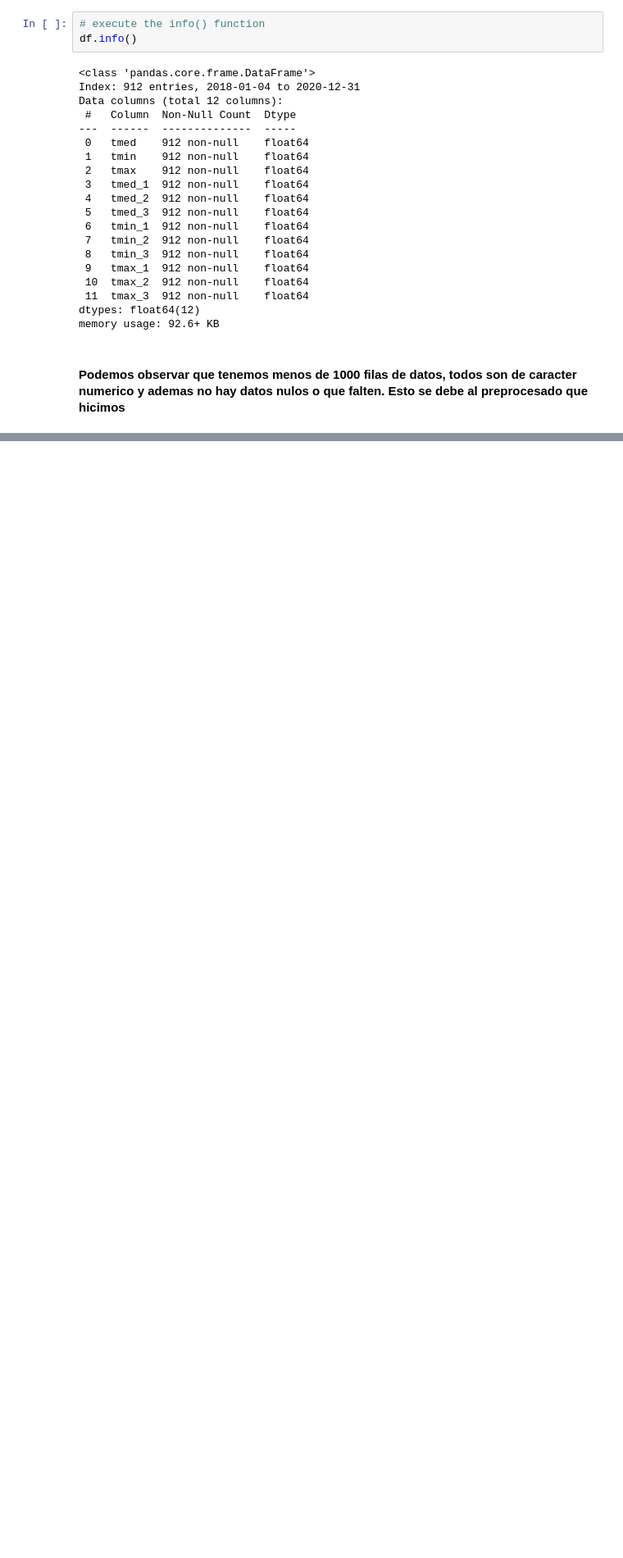
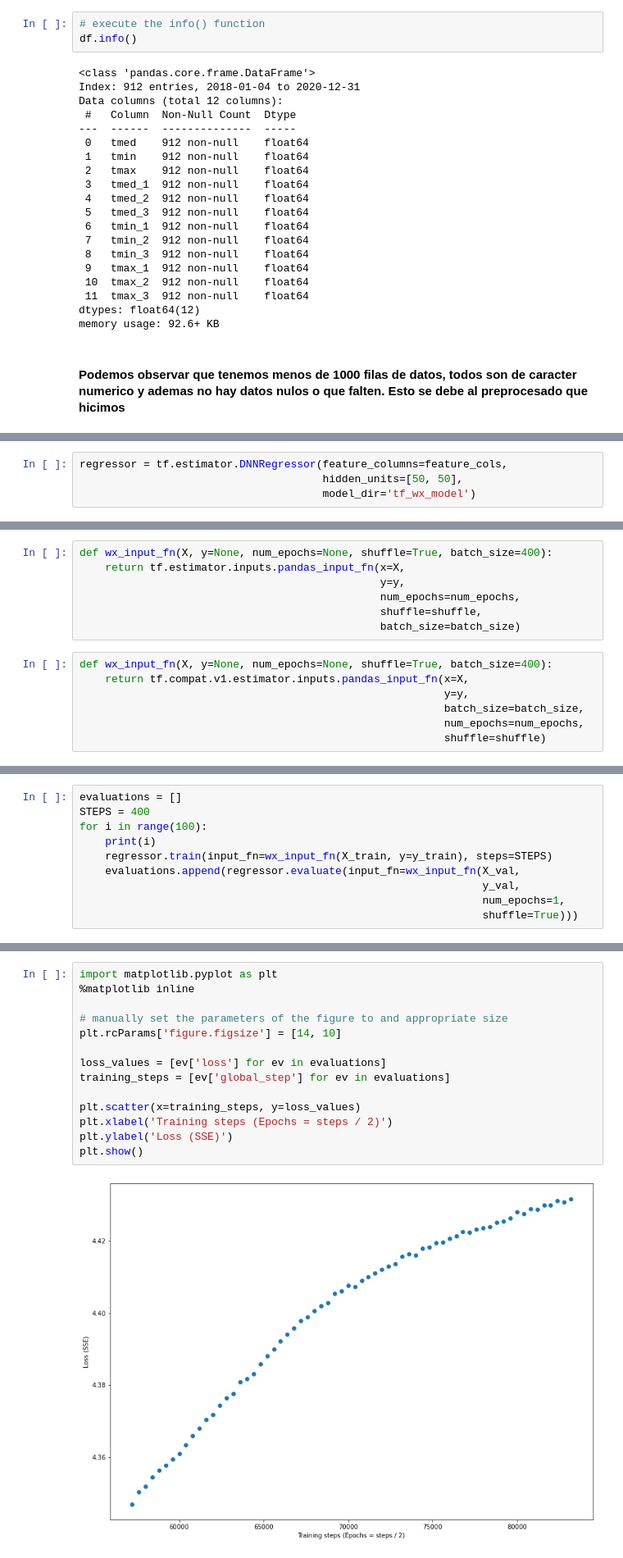
Before and after one commit to Plopezq/weather-forecast, a Jupyter notebook: Neural-Network-Prediction.ipynb, the cells around one changed output, grey strips where cells are left out. Shown: that part at 82% size. Cells and saved outputs as stored; diff of their text form; blank space fills up the shorter version.

```diff
--- a/Neural-Network-Prediction.ipynb
+++ b/Neural-Network-Prediction.ipynb
@@ -84,0 +129,4 @@ memory usage: 92.6+ KB
+# %%
+regressor = tf.estimator.DNNRegressor(feature_columns=feature_cols,
+                                      hidden_units=[50, 50],
+                                      model_dir='tf_wx_model')
@@ -84,0 +145,14 @@ memory usage: 92.6+ KB
+# %%
+def wx_input_fn(X, y=None, num_epochs=None, shuffle=True, batch_size=400):
+    return tf.estimator.inputs.pandas_input_fn(x=X,
+                                               y=y,
+                                               num_epochs=num_epochs,
+                                               shuffle=shuffle,
+                                               batch_size=batch_size)
+# %%
+def wx_input_fn(X, y=None, num_epochs=None, shuffle=True, batch_size=400):
+    return tf.compat.v1.estimator.inputs.pandas_input_fn(x=X,
+                                                         y=y,
+                                                         batch_size=batch_size,
+                                                         num_epochs=num_epochs,
+                                                         shuffle=shuffle)
@@ -84,0 +179,10 @@ memory usage: 92.6+ KB
+# %%
+evaluations = []
+STEPS = 400
+for i in range(100):
+    print(i)
+    regressor.train(input_fn=wx_input_fn(X_train, y=y_train), steps=STEPS)
+    evaluations.append(regressor.evaluate(input_fn=wx_input_fn(X_val,
+                                                               y_val,
+                                                               num_epochs=1,
+                                                               shuffle=True)))
@@ -84,0 +207,16 @@ memory usage: 92.6+ KB
+# %%
+import matplotlib.pyplot as plt
+%matplotlib inline
+
+# manually set the parameters of the figure to and appropriate size
+plt.rcParams['figure.figsize'] = [14, 10]
+
+loss_values = [ev['loss'] for ev in evaluations]
+training_steps = [ev['global_step'] for ev in evaluations]
+
+plt.scatter(x=training_steps, y=loss_values)
+plt.xlabel('Training steps (Epochs = steps / 2)')
+plt.ylabel('Loss (SSE)')
+plt.show()
+# %% [output]
+[figure, added]
```
Also changed, not shown: parts of 18 cells of this notebook, 4 other files.
